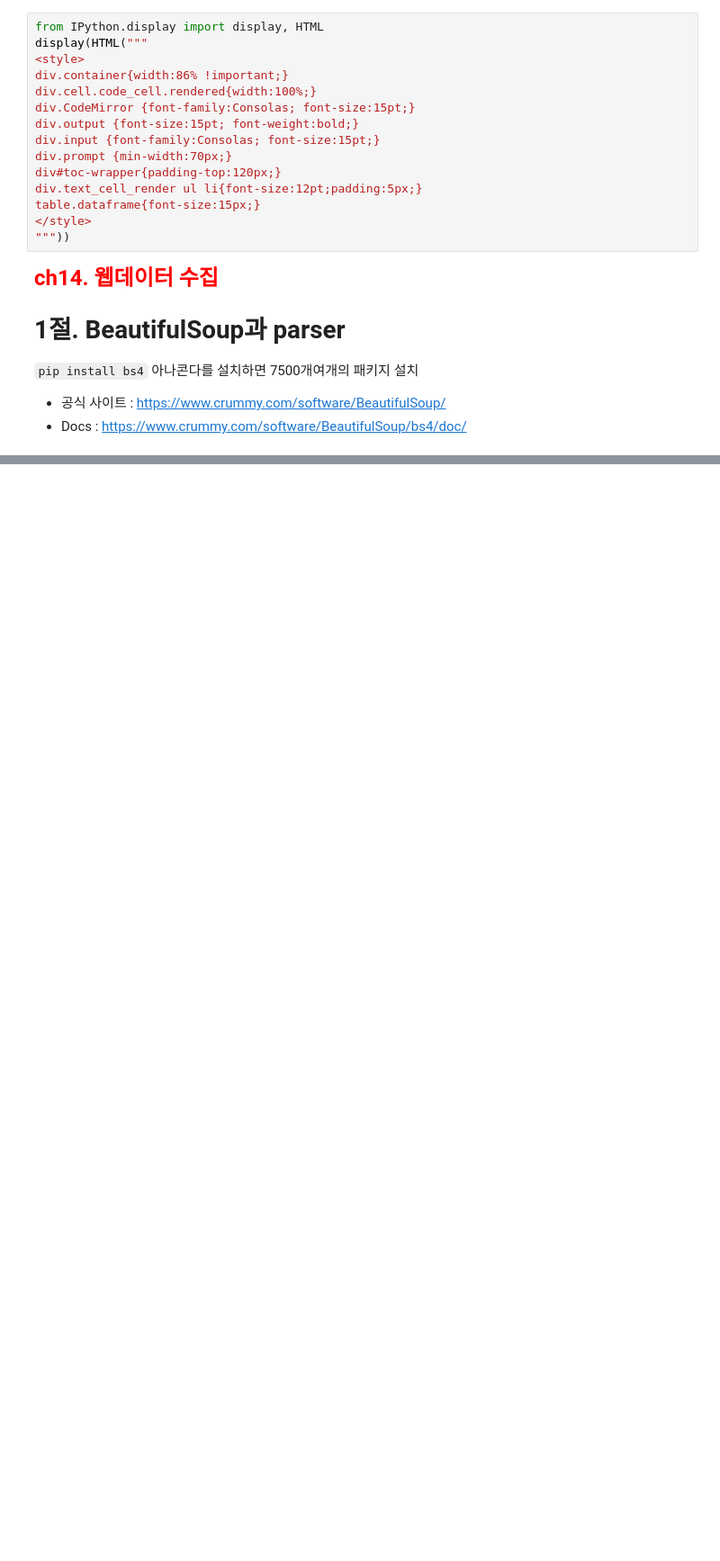
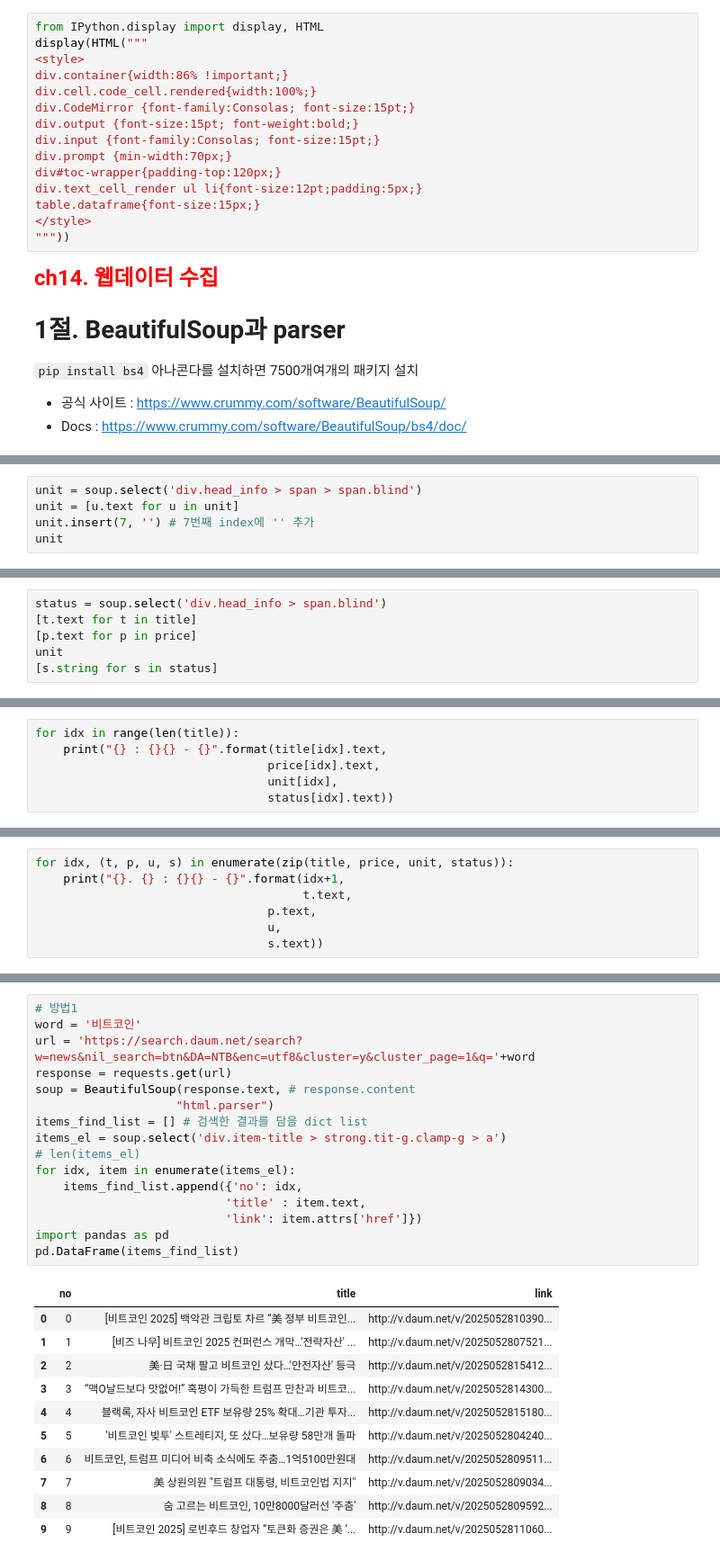
Before and after one commit to jangseulchan/ai_x, a Jupyter notebook: source/01_python/ch14_웹데이터수집1_정적_공공api.ipynb, the cells around one changed output, grey strips where cells are left out. Shown at 90% size. Drawn from its saved outputs; the diff is of its cells as text; blank space fills up the shorter version.

```diff
--- a/source/01_python/ch14_웹데이터수집1_정적_공공api.ipynb
+++ b/source/01_python/ch14_웹데이터수집1_정적_공공api.ipynb
@@ -21,0 +202,5 @@ table.dataframe{font-size:15px;}
+# %%
+unit = soup.select('div.head_info > span > span.blind')
+unit = [u.text for u in unit]
+unit.insert(7, '') # 7번째 index에 '' 추가
+unit
@@ -21,0 +209,6 @@ table.dataframe{font-size:15px;}
+# %%
+status = soup.select('div.head_info > span.blind')
+[t.text for t in title]
+[p.text for p in price]
+unit
+[s.string for s in status]
@@ -21,0 +221,6 @@ table.dataframe{font-size:15px;}
+# %%
+for idx in range(len(title)):
+    print("{} : {}{} - {}".format(title[idx].text,
+                                 price[idx].text,
+                                 unit[idx],
+                                 status[idx].text))
@@ -21,0 +240,7 @@ table.dataframe{font-size:15px;}
+# %%
+for idx, (t, p, u, s) in enumerate(zip(title, price, unit, status)):
+    print("{}. {} : {}{} - {}".format(idx+1,
+                                      t.text,
+                                 p.text,
+                                 u,
+                                 s.text))
@@ -21,0 +312,28 @@ table.dataframe{font-size:15px;}
+# %%
+# 방법1
+word = '비트코인'
+url = 'https://search.daum.net/search?w=news&nil_search=btn&DA=NTB&enc=utf8&cluster=y&cluster_page=1&q='+word
+response = requests.get(url)
+soup = BeautifulSoup(response.text, # response.content
+                    "html.parser")
+items_find_list = [] # 검색한 결과를 담을 dict list
+items_el = soup.select('div.item-title > strong.tit-g.clamp-g > a')
+# len(items_el)
+for idx, item in enumerate(items_el):
+    items_find_list.append({'no': idx,
+                           'title' : item.text,
+                           'link': item.attrs['href']})
+import pandas as pd
+pd.DataFrame(items_find_list)
+# %% [output]
+|  | no | title | link |
+| 0 | 0 | [비트코인 2025] 백악관 크립토 차르 “美 정부 비트코인... | http://v.daum.net/v/2025052810390... |
+| 1 | 1 | [비즈 나우] 비트코인 2025 컨퍼런스 개막…'전략자산' ... | http://v.daum.net/v/2025052807521... |
+| 2 | 2 | 美·日 국채 팔고 비트코인 샀다…'안전자산' 등극 | http://v.daum.net/v/2025052815412... |
+| 3 | 3 | “맥O날드보다 맛없어!” 혹평이 가득한 트럼프 만찬과 비트코... | http://v.daum.net/v/2025052814300... |
+| 4 | 4 | 블랙록, 자사 비트코인 ETF 보유량 25% 확대…기관 투자... | http://v.daum.net/v/2025052815180... |
+| 5 | 5 | '비트코인 빚투' 스트레티지, 또 샀다…보유량 58만개 돌파 | http://v.daum.net/v/2025052804240... |
+| 6 | 6 | 비트코인, 트럼프 미디어 비축 소식에도 주춤…1억5100만원대 | http://v.daum.net/v/2025052809511... |
+| 7 | 7 | 美 상원의원 "트럼프 대통령, 비트코인법 지지" | http://v.daum.net/v/2025052809034... |
+| 8 | 8 | 숨 고르는 비트코인, 10만8000달러선 '주춤' | http://v.daum.net/v/2025052809592... |
+| 9 | 9 | [비트코인 2025] 로빈후드 창업자 “토큰화 증권은 美 ‘... | http://v.daum.net/v/2025052811060... |
```
Also changed, not shown: parts of 50 cells of this notebook, 2 other files.
